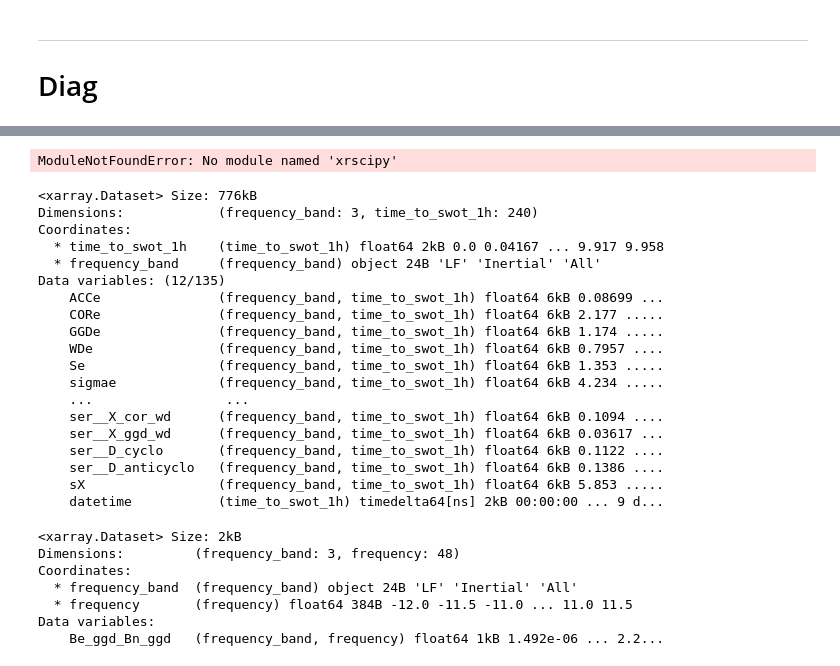
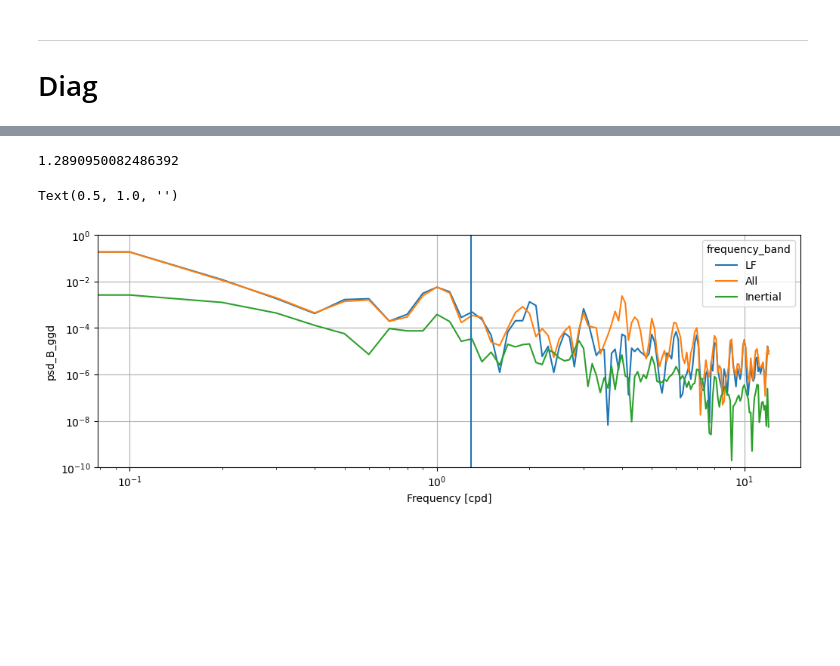
Before and after one commit to margot-demol/med_analysis, a Jupyter notebook: 32_deltaT_10d_15m_remove.ipynb, the cells around one changed output, grey strips where cells are left out. Drawn from its saved outputs; the diff is of its cells as text; code cells hidden in the pictures; blank space fills up the shorter version.

```diff
--- a/32_deltaT_10d_15m_remove.ipynb
+++ b/32_deltaT_10d_15m_remove.ipynb
@@ -231,6 +248,2 @@ Text(0.5, 0.98, '15m')
 # %%
 al_color = {'L3-250m-SWOT':'navy', 'L3-2km-SWOT':c0['ggd'],'L4-regional-noSWOT' :'b','L4-global-noSWOT':'teal', 'L4-SWOT':'light_blue'}
-# %%
-dss = dss.rename_dims({'time_to_swot_1h':'time'})
-dss['time'] = dss['time_to_swot_1h'] * pd.Timedelta('1d')
-dssf = dss.drop('time_to_swot_1h')
@@ -392,40 +250,19 @@ def filter_traj(ds, T=10, cutoff = { 'HF':[2.2, 70.95], 'LF': [0.88],'inertial':
-# %%
-import xrscipy.signal as dsp
-
-dsp.spectrogram(dss.B_ggd, dim='time_to_swot_1h')
-# %% [output]
-ModuleNotFoundError: No module named 'xrscipy'
-# %%
-dss = dss.drop('time')
-# %%
-dss
-# %% [output]
-<xarray.Dataset> Size: 776kB
-Dimensions:            (frequency_band: 3, time_to_swot_1h: 240)
-Coordinates:
-  * time_to_swot_1h    (time_to_swot_1h) float64 2kB 0.0 0.04167 ... 9.917 9.958
-  * frequency_band     (frequency_band) object 24B 'LF' 'Inertial' 'All'
-Data variables: (12/135)
-    ACCe               (frequency_band, time_to_swot_1h) float64 6kB 0.08699 ...
-    CORe               (frequency_band, time_to_swot_1h) float64 6kB 2.177 .....
-    GGDe               (frequency_band, time_to_swot_1h) float64 6kB 1.174 .....
-    WDe                (frequency_band, time_to_swot_1h) float64 6kB 0.7957 ....
-    Se                 (frequency_band, time_to_swot_1h) float64 6kB 1.353 .....
-    sigmae             (frequency_band, time_to_swot_1h) float64 6kB 4.234 .....
-    ...                 ...
-    ser__X_cor_wd      (frequency_band, time_to_swot_1h) float64 6kB 0.1094 ....
-    ser__X_ggd_wd      (frequency_band, time_to_swot_1h) float64 6kB 0.03617 ...
-    ser__D_cyclo       (frequency_band, time_to_swot_1h) float64 6kB 0.1122 ....
-    ser__D_anticyclo   (frequency_band, time_to_swot_1h) float64 6kB 0.1386 ....
-    sX                 (frequency_band, time_to_swot_1h) float64 6kB 5.853 .....
-    datetime           (time_to_swot_1h) timedelta64[ns] 2kB 00:00:00 ... 9 d...
-# %%
-dsp
-# %% [output]
-<xarray.Dataset> Size: 2kB
-Dimensions:         (frequency_band: 3, frequency: 48)
-Coordinates:
-  * frequency_band  (frequency_band) object 24B 'LF' 'Inertial' 'All'
-  * frequency       (frequency) float64 384B -12.0 -11.5 -11.0 ... 11.0 11.5
-Data variables:
-    Be_ggd_Bn_ggd   (frequency_band, frequency) float64 1kB 1.492e-06 ... 2.2...
+# %%
+import xrscipy.signal.extra as dsp_extra
+psd = dsp_extra.psd(dss.B_ggd, dim="time_to_swot_1h")
+fig, ax = plt.subplots(1, 1, figsize=(12, 4), frameon=False)
+fc = pyn.geo.coriolis(40) * 86400 / 2 / np.pi
+print(fc)
+psd.sel(alti_key = 'L3-2km-SWOT').plot(ax=ax, hue='frequency_band')
+ax.axvline(abs(fc))
+ax.set_xlabel("Frequency [cpd]")
+ax.set_xscale("log")
+ax.set_yscale("log")
+ax.grid()
+ax.set_ylim(1e-10, 1e0)
+#ax.set_xlim(-24 * 60 / 30 / 2, 24 * 60 / 30 / 2)
+ax.set_title("")
+# %% [output]
+1.2890950082486392
+Text(0.5, 1.0, '')
+[figure, added]
```
Also changed, not shown: parts of 16 cells of this notebook, 3 other files.
